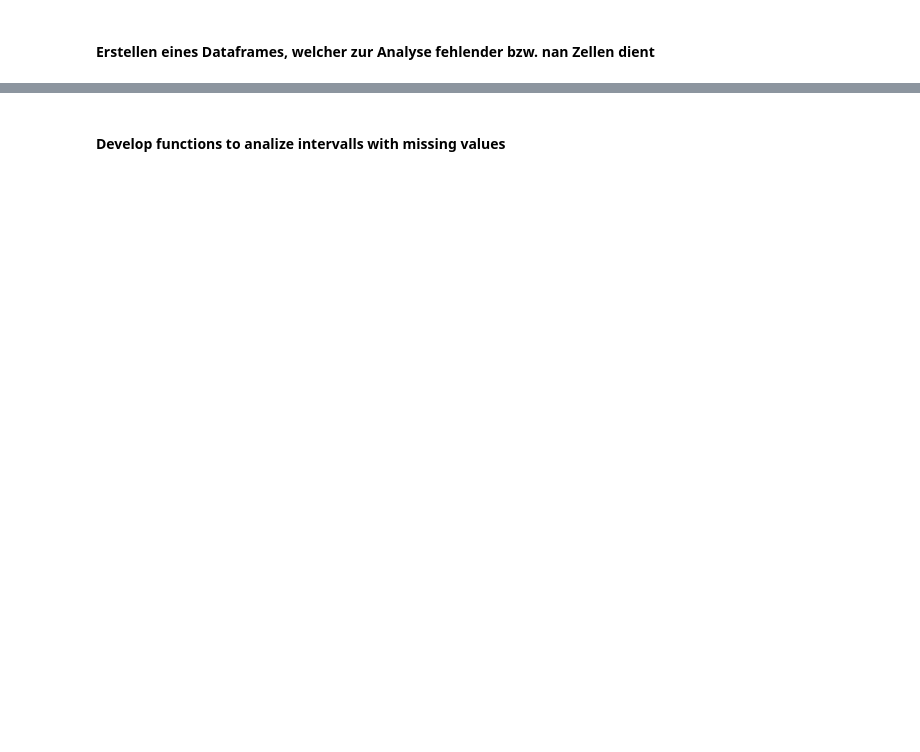
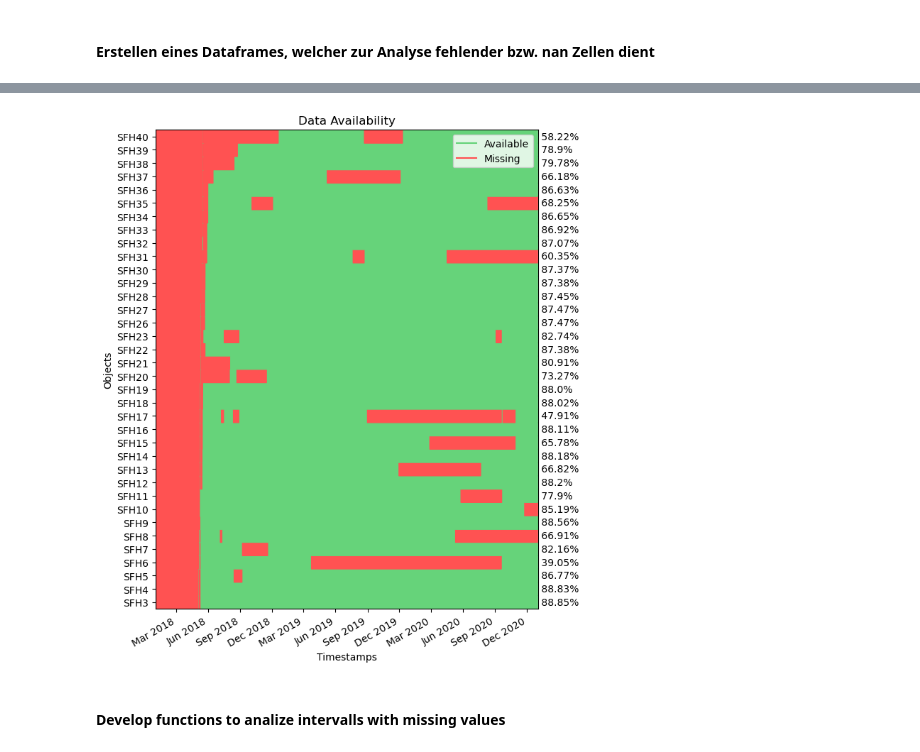
Before and after one commit to jowie1508/Bachelorarbeit, a Jupyter notebook: ReadHDF5/load_data_analysis.ipynb, the cells around one changed output, grey strips where cells are left out. Drawn from its saved outputs; the diff is of its cells as text; code cells hidden in the pictures; blank space fills up the shorter version.

```diff
--- a/ReadHDF5/load_data_analysis.ipynb
+++ b/ReadHDF5/load_data_analysis.ipynb
@@ -72,0 +155,3 @@ plot_data_availability_histogramm(df_result)
+# %%
+plot_data_availability(df_result)
+# %% [output]
@@ -73,2 +159,3 @@ plot_data_availability_histogramm(df_result)
+[figure, added]
 # %% [markdown]
 #### Develop functions to analize intervalls with missing values
```
Also changed, not shown: parts of 65 cells of this notebook.
